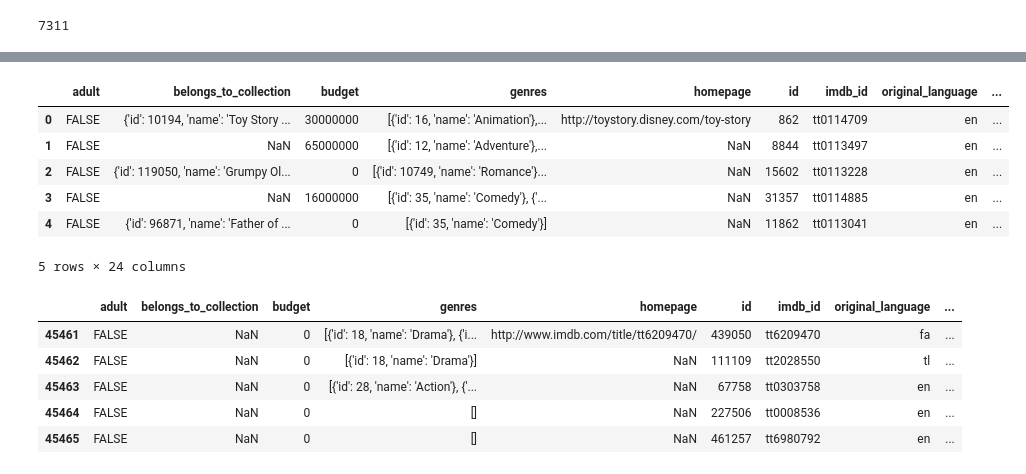
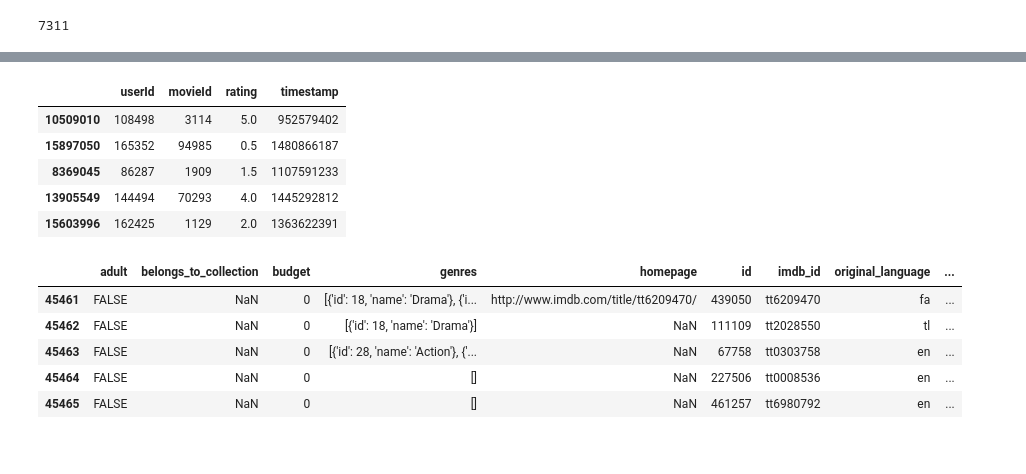
Before and after one commit to Punithakrishnan/Movies-ETL, a Jupyter notebook: MovieETL.ipynb, the cells around one changed output, grey strips where cells are left out. Saved outputs shown, nothing was run; the diff lists cells and outputs as text; code cells hidden in the pictures.

Commit message:
MovieETL

```diff
--- a/MovieETL.ipynb
+++ b/MovieETL.ipynb
@@ -91,19 +95,25 @@ wiki_movies_raw[3600:3605]
 # %%
 kaggle_metadata = pd.read_csv(f'{file_dir}/movies_metadata.csv', low_memory=False)
 
-ratings = pd.read_csv(f'{file_dir}/ratings.csv', low_memory=False)
+ratings = pd.read_csv(f'{file_dir}/ratings.csv')
 # %%
-#checking head of the data
+# Understanding the above movie dataframes
+    # .sample(n=#) is used to pull random rows in the dataset to inspect the middle of the data
 
-kaggle_metadata.head()
+#kaggle_metadata.head()
+#kaggle_metadata.tail()
+#kaggle_metadata.sample(n=5)
+
+#ratings.head()
+#ratings.tail()
+ratings.sample(n=5)
 # %% [output]
-|  | adult | belongs_to_collection | budget | genres | homepage | id | imdb_id | original_language | ... |
-| 0 | FALSE | {'id': 10194, 'name': 'Toy Story ... | 30000000 | [{'id': 16, 'name': 'Animation'},... | http://toystory.disney.com/toy-story | 862 | tt0114709 | en | ... |
-| 1 | FALSE | NaN | 65000000 | [{'id': 12, 'name': 'Adventure'},... | NaN | 8844 | tt0113497 | en | ... |
-| 2 | FALSE | {'id': 119050, 'name': 'Grumpy Ol... | 0 | [{'id': 10749, 'name': 'Romance'}... | NaN | 15602 | tt0113228 | en | ... |
-| 3 | FALSE | NaN | 16000000 | [{'id': 35, 'name': 'Comedy'}, {'... | NaN | 31357 | tt0114885 | en | ... |
-| 4 | FALSE | {'id': 96871, 'name': 'Father of ... | 0 | [{'id': 35, 'name': 'Comedy'}] | NaN | 11862 | tt0113041 | en | ... |
+|  | userId | movieId | rating | timestamp |
+| 10509010 | 108498 | 3114 | 5.0 | 952579402 |
+| 15897050 | 165352 | 94985 | 0.5 | 1480866187 |
+| 8369045 | 86287 | 1909 | 1.5 | 1107591233 |
+| 13905549 | 144494 | 70293 | 4.0 | 1445292812 |
+| 15603996 | 162425 | 1129 | 2.0 | 1363622391 |
-5 rows × 24 columns
 # %%
 #to ensure the data at the end is imported correctly.
 
```
Also changed, not shown: parts of 73 cells of this notebook.
